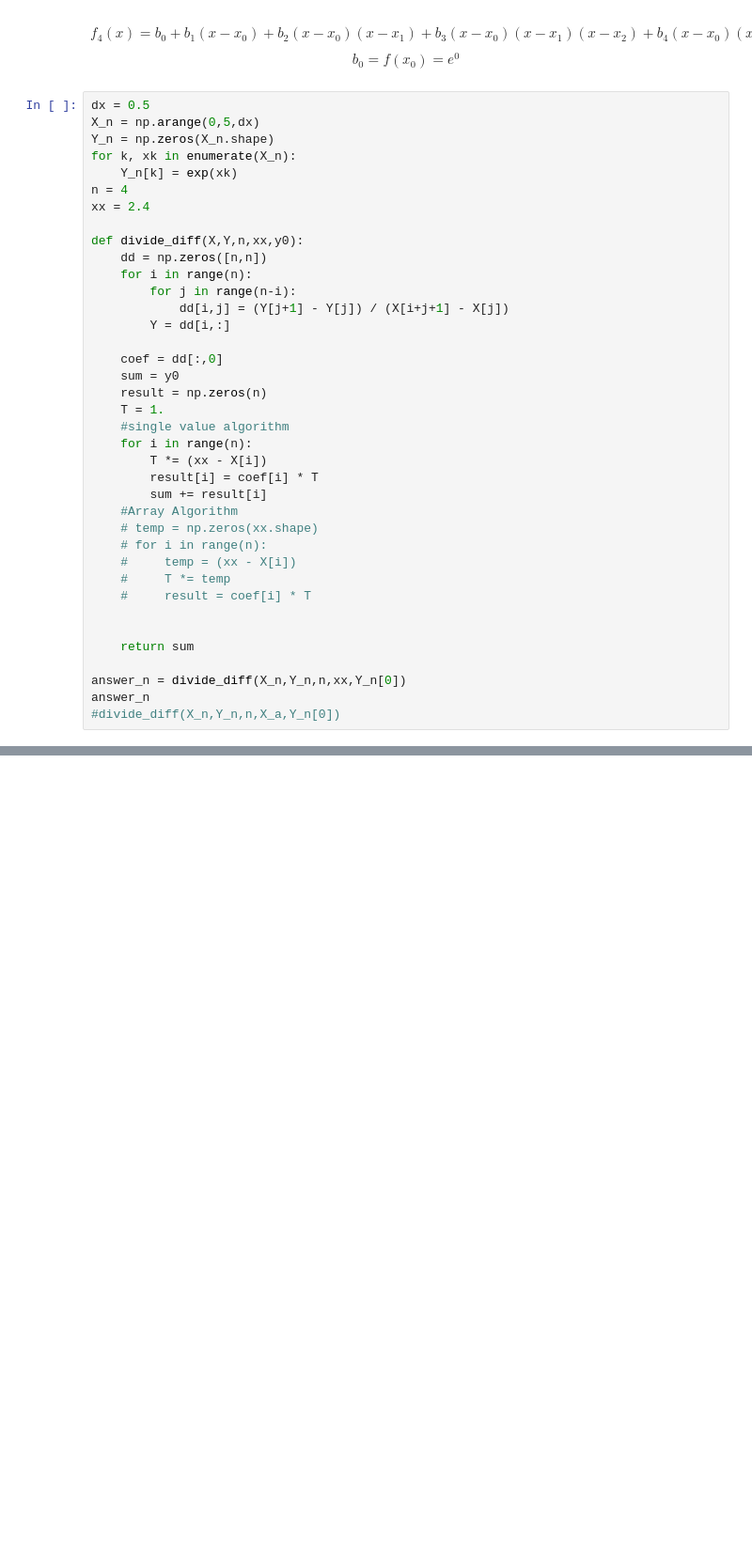
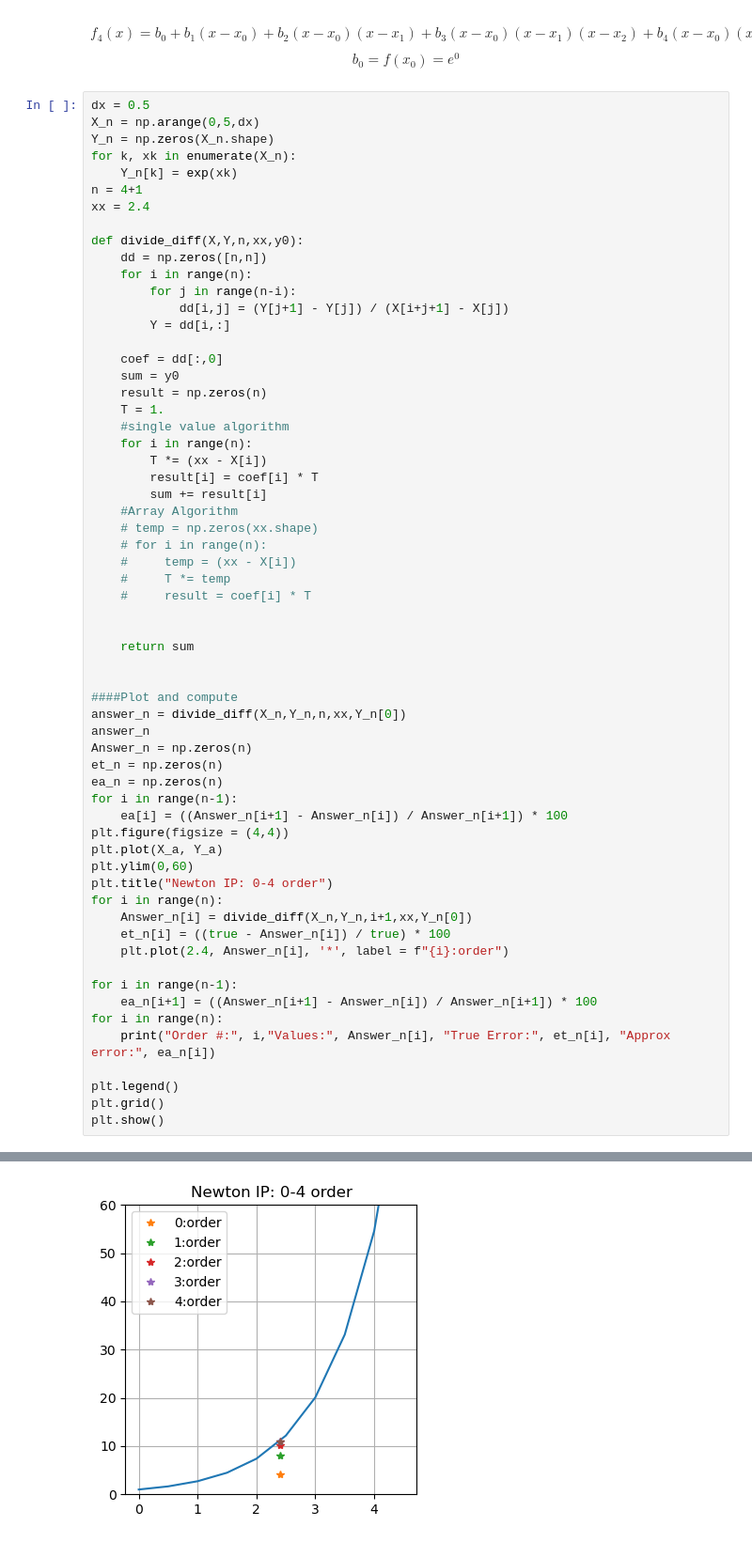
Before and after one commit to Ben-Corner/GOPH619_Labs, a Jupyter notebook: Lab1/619_Lab1.ipynb, the cells around one changed output, grey strips where cells are left out. Shown at 94% size. Drawn from its saved outputs; the diff is of its cells as text; blank space fills up the shorter version.

```diff
--- a/Lab1/619_Lab1.ipynb
+++ b/Lab1/619_Lab1.ipynb
@@ -252,7 +271,7 @@ X_n = np.arange(0,5,dx)
 Y_n = np.zeros(X_n.shape)
 for k, xk in enumerate(X_n):
     Y_n[k] = exp(xk)
-n = 4
+n = 4+1
 xx = 2.4
 
 def divide_diff(X,Y,n,xx,y0):
@@ -281,7 +300,30 @@ def divide_diff(X,Y,n,xx,y0):
 
     return sum
 
+
+####Plot and compute
 answer_n = divide_diff(X_n,Y_n,n,xx,Y_n[0])
 answer_n
-#divide_diff(X_n,Y_n,n,X_a,Y_n[0])
+Answer_n = np.zeros(n)
+et_n = np.zeros(n)
+ea_n = np.zeros(n)
+for i in range(n-1):
+    ea[i] = ((Answer_n[i+1] - Answer_n[i]) / Answer_n[i+1]) * 100
+plt.figure(figsize = (4,4))
+plt.plot(X_a, Y_a)
+plt.ylim(0,60)
+plt.title("Newton IP: 0-4 order")
+for i in range(n):
+    Answer_n[i] = divide_diff(X_n,Y_n,i+1,xx,Y_n[0])
+    et_n[i] = ((true - Answer_n[i]) / true) * 100
+    plt.plot(2.4, Answer_n[i], '*', label = f"{i}:order")
+
+for i in range(n-1):
+    ea_n[i+1] = ((Answer_n[i+1] - Answer_n[i]) / Answer_n[i+1]) * 100
+for i in range(n):
+    print("Order #:", i,"Values:", Answer_n[i], "True Error:", et_n[i], "Approx error:", ea_n[i])
+
+plt.legend()
+plt.grid()
+plt.show()
 # %% [output]
@@ -289 +335,2 @@ answer_n
+[figure, added]
 # %%
```
Also changed, not shown: parts of 7 cells of this notebook.
